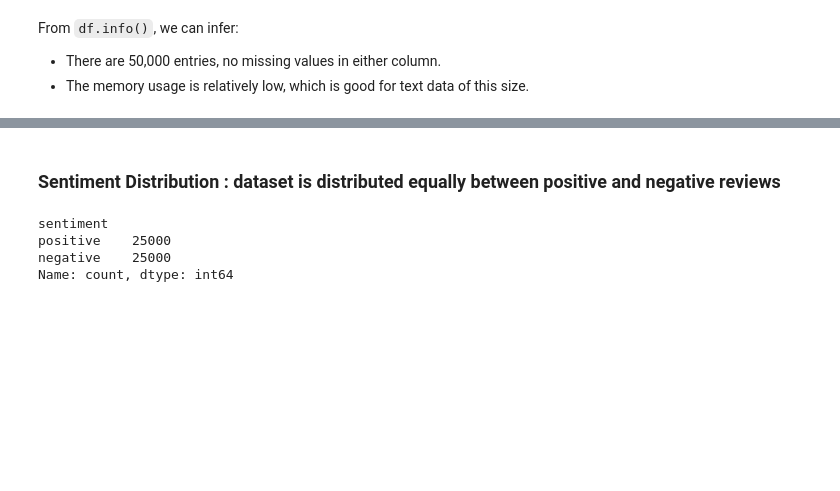
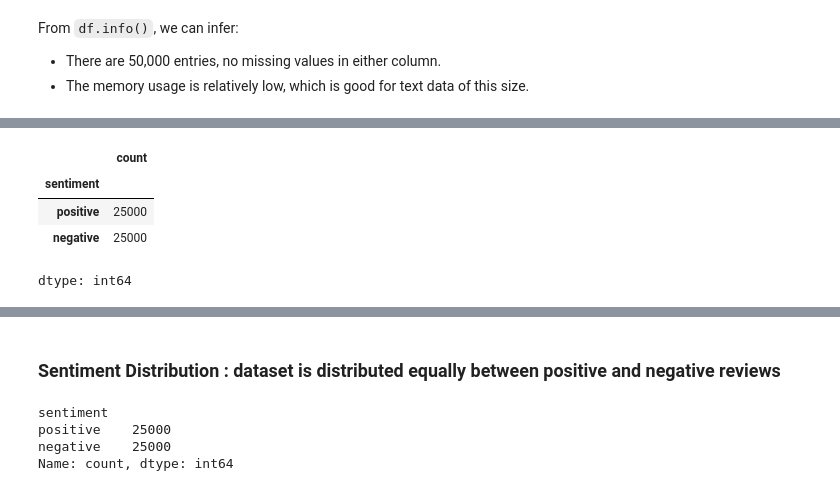
Before and after one commit to nehalnova/sentiment-analysis-, a Jupyter notebook: 01_IMDB_EDA.ipynb, the cells around one changed output, grey strips where cells are left out. Saved outputs shown, nothing was run; the diff lists cells and outputs as text; code cells hidden in the pictures; blank space fills up the shorter version.

```diff
--- a/01_IMDB_EDA.ipynb
+++ b/01_IMDB_EDA.ipynb
@@ -41,0 +58,8 @@ From `df.info()`, we can infer:
+# %%
+df["sentiment"].value_counts()#selects a specific column and then calculates the occurances types
+# %% [output]
+|  | count |
+| sentiment |  |
+| positive | 25000 |
+| negative | 25000 |
+dtype: int64
```
Also changed, not shown: parts of 7 cells of this notebook.
